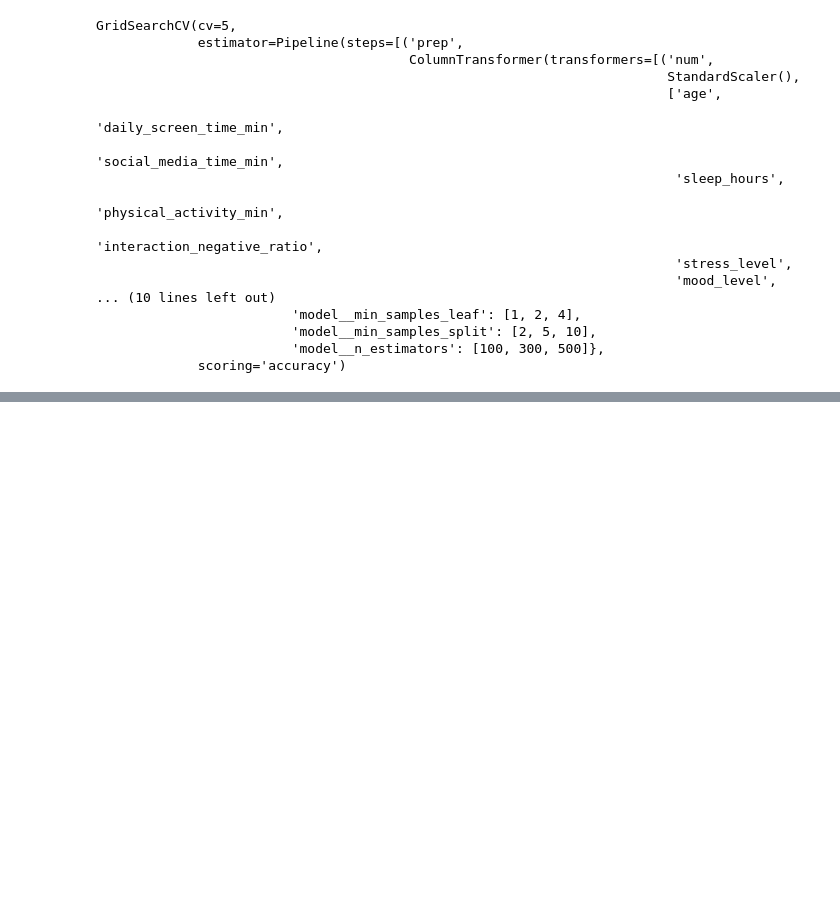
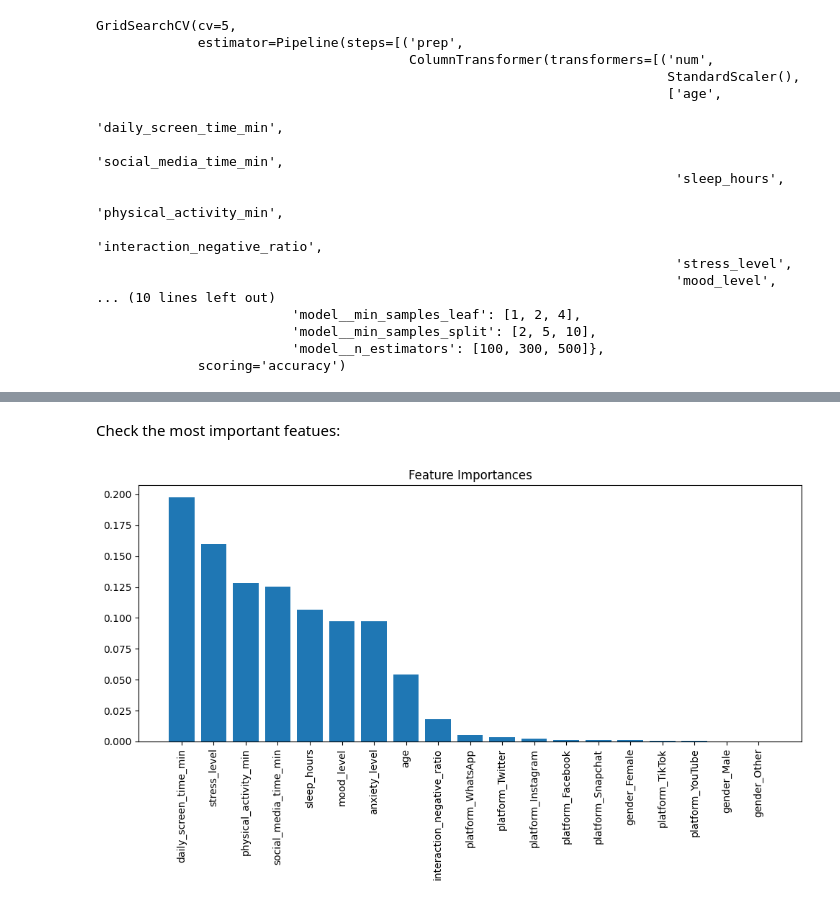
Before and after one commit to petedanielsmith/social-media-effect-on-mental-health, a Jupyter notebook: jupyter_notebooks/05_predicting_mental_state.ipynb, the cells around one changed output, grey strips where cells are left out. Saved outputs shown, nothing was run; the diff lists cells and outputs as text; code cells hidden in the pictures; blank space fills up the shorter version.

```diff
--- a/jupyter_notebooks/05_predicting_mental_state.ipynb
+++ b/jupyter_notebooks/05_predicting_mental_state.ipynb
@@ -122,0 +181,32 @@ GridSearchCV(cv=5,
+# %% [markdown]
+Check the most important featues:
+# %%
+
+# Get numeric feature names
+feature_names_num = numeric_features
+# Get categorical feature names after one-hot encoding
+feature_names_cat = best_model.named_steps["prep"].transformers_[1][1].get_feature_names_out(categorical_features)
+# Combine numeric and categorical feature names
+all_feature_names = np.concatenate([feature_names_num, feature_names_cat])
+
+# Get feature importances from the best model
+importances = best_model.named_steps["model"].feature_importances_
+# Get indices of features sorted by importance
+indices = np.argsort(importances)[::-1]
+
+# set up the matplotlib figure and add title
+plt.figure(figsize=(10, 6))
+plt.title("Feature Importances")
+
+# Create bar plot
+plt.bar(range(len(importances)), importances[indices], tick_label=all_feature_names[indices])
+
+# Rotate x-axis labels for better readability
+plt.xticks(rotation=90)
+
+# Show and save the plot
+plt.savefig('../charts/predicting_mental_state_random_forest_feature_importances.png')
+plt.tight_layout()
+plt.show()
+# %% [output]
+[figure, added]
```
Also changed, not shown: parts of 11 cells of this notebook, 2 other files.
